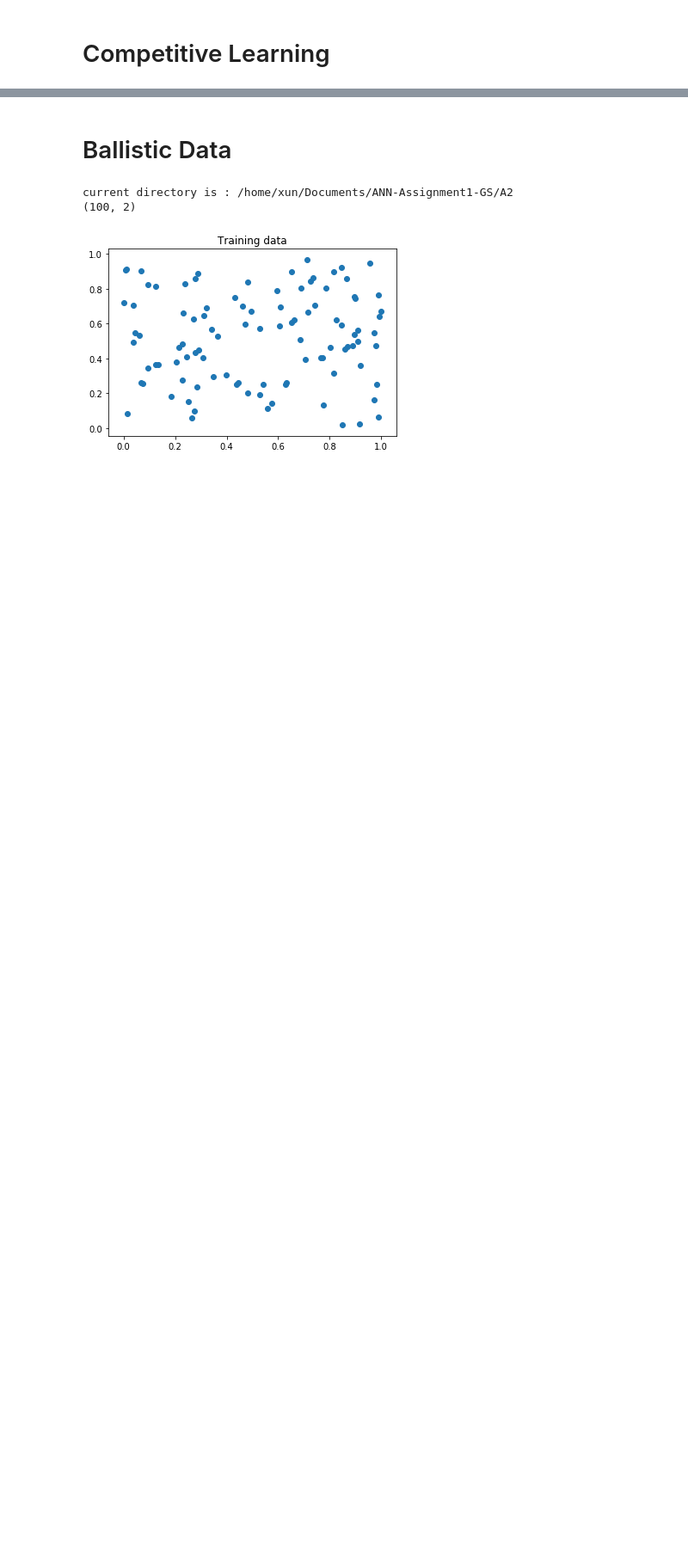
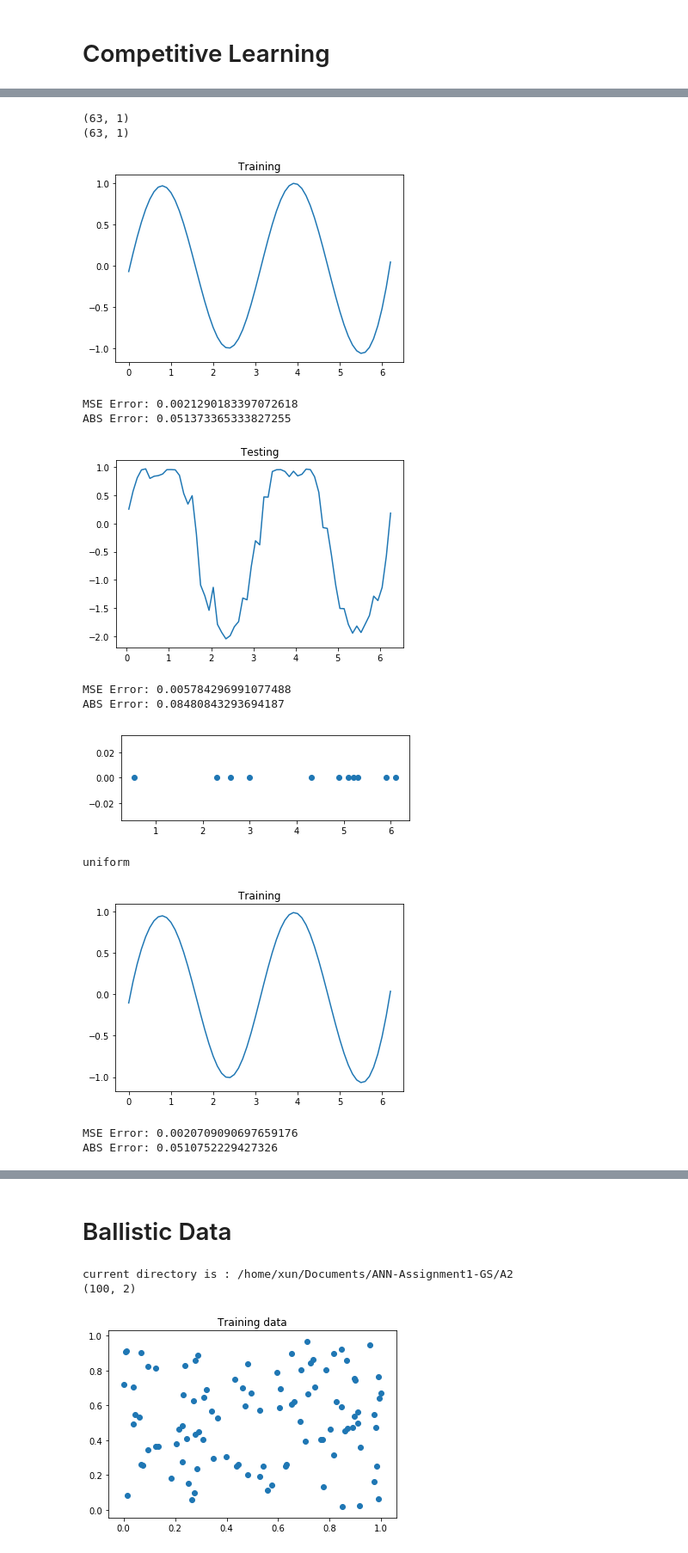
Before and after one commit to griiak/ANN-Assignment1-GS, a Jupyter notebook: A2/part1.ipynb, the cells around one changed output, grey strips where cells are left out. Shown at 86% size. Cells and saved outputs as stored; diff of their text form; code cells hidden in the pictures; blank space fills up the shorter version.

```diff
--- a/A2/part1.ipynb
+++ b/A2/part1.ipynb
@@ -557,0 +640,31 @@ ABS Error: 0.0032379586204533354
+# %%
+np.random.seed(13)
+train_X, train_Y, test_X, test_Y, clean_X, clean_Y = generate_data(np.sin, noise=0.1)
+print(train_X.shape)
+print(train_Y.shape)
+centers = competitive_rbf(train_X.copy(),11,0.8,10,k_min=1,plot=False)
+centers2 = evenly_spaced_rbf(11)
+
+network = RBF(centers, sigma=0.6)
+network.train(train_X,train_Y,test_X,test_Y,eta=0.2, n_epochs=100)
+plt.subplot(2, 1, 1)
+plt.scatter(centers,np.zeros(11))
+plt.show()
+
+print("uniform")
+network2 = RBF(centers2, sigma=0.6)
+network2.train(train_X,train_Y,test_X,test_Y,eta=0.2, n_epochs=100)
+# %% [output]
+(63, 1)
+(63, 1)
+[figure, added]
+MSE Error: 0.0021290183397072618
+ABS Error: 0.051373365333827255
+[figure, added]
+MSE Error: 0.005784296991077488
+ABS Error: 0.08480843293694187
+[figure, added]
+uniform
+[figure, added]
+MSE Error: 0.0020709090697659176
+ABS Error: 0.0510752229427326
```
Also changed, not shown: parts of 13 cells of this notebook, 3 other files.
